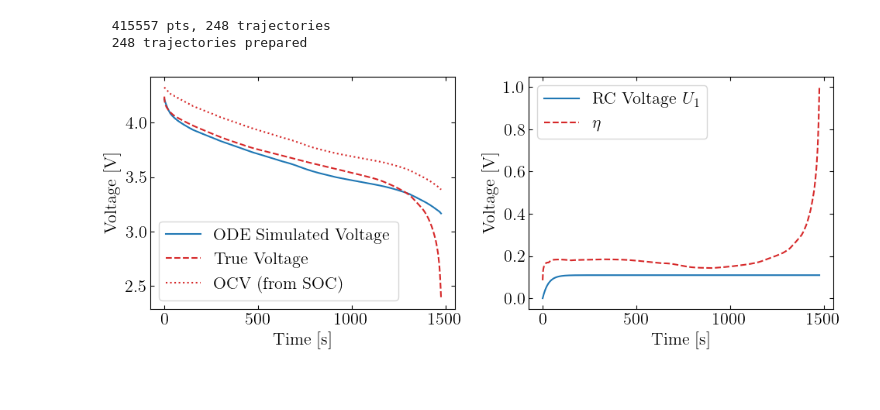
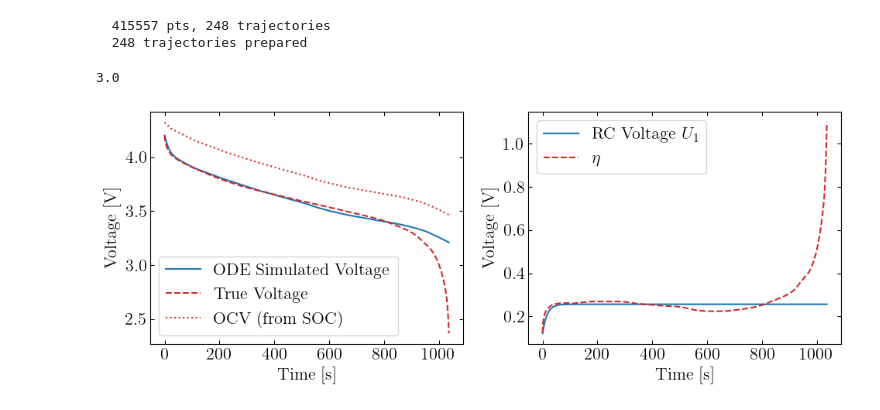
Before and after one commit to j-haralds/MSc_thesis, a Jupyter notebook: program/5_Multi/ECM_base.ipynb, the cells around one changed output. Cells and saved outputs as stored; diff of their text form; code cells hidden in the pictures.

```diff
--- a/program/5_Multi/ECM_base.ipynb
+++ b/program/5_Multi/ECM_base.ipynb
@@ -49,6 +49,7 @@ def prepare_data(data):
             V_true  = grp['V'].values.astype(np.float32),
             soc_true = soc_arr,
             eta      = grp['eta'].values.astype(np.float32),
+            c       = grp['C'].values.astype(np.float32),
         ))
     return trajs
 
@@ -59,7 +60,7 @@ print(f"  {len(trajs)} trajectories prepared")
   248 trajectories prepared
 # %%
 # --- ODE solver---
-def simulate_ode(t, i_profile, ocv, p=params):
+def simulate_ode(t, i_profile, ocv, p):
     """
     t          : 1-D time array (s)
     i_profile  : 1-D current array, same length as t
@@ -80,27 +81,34 @@ def simulate_ode(t, i_profile, ocv, p=params):
     V   = ocv - i_profile * p['R0'] - U1
     return V, soc, U1
 # %%
-tr = trajs[0]
+idx = 16
+tr = trajs[idx]   # Just take the first trajectory for testing
+
+print(tr['c'][0])
+
+def R0_func(u, I):
+    return u * (-0.0001887521) - 7.049519e-5 * I + 0.008446693
 
 params = dict(
-    R0=0.01,
-    R1=0.01,
-    C1=3000,
+    R0=R0_func(tr['u'], tr['I']),
+    R1=0.009,
+    C1=1800,
     Q=17921.57581,       # match Q0 from the battery models
 )
 
 V, soc, U1 = simulate_ode(tr['t'], tr['i_profile'], tr['ocv'], p=params)
 
 fig, axes = plt.subplots(1, 2, figsize=(10, 4))
 axes[0].plot(tr['t'], V, color=COLORS[0], label='ODE Simulated Voltage')
 axes[0].plot(tr['t'], tr['V_true'], color=COLORS[1], linestyle='--', label='True Voltage')
 axes[0].plot(tr['t'], tr['ocv'], color=COLORS[1], linestyle=':', label='OCV (from SOC)')
 axes[0].set_xlabel('Time [s]'); axes[0].set_ylabel('Voltage [V]'); axes[0].legend()
 
-axes[1].plot(tr['t'], U1, color=COLORS[0], label=r'RC Voltage $U_1$')
+axes[1].plot(tr['t'], U1 + params['R0']*tr['i_profile'], color=COLORS[0], label=r'RC Voltage $U_1$')
 axes[1].plot(tr['t'], tr['eta'], color=COLORS[1], linestyle='--', label=r'$\eta$')
 axes[1].set_xlabel('Time [s]'); axes[1].set_ylabel('Voltage [V]'); axes[1].legend()
 plt.tight_layout()
 # plt.savefig(os.path.join(FILE_PATH, 'nodes_figs', 'ecm_ode.pdf'), bbox_inches='tight')
 # %% [output]
+3.0
-[figure, old version]
+[figure, new version]
```
Also changed, not shown: 1 other file.
